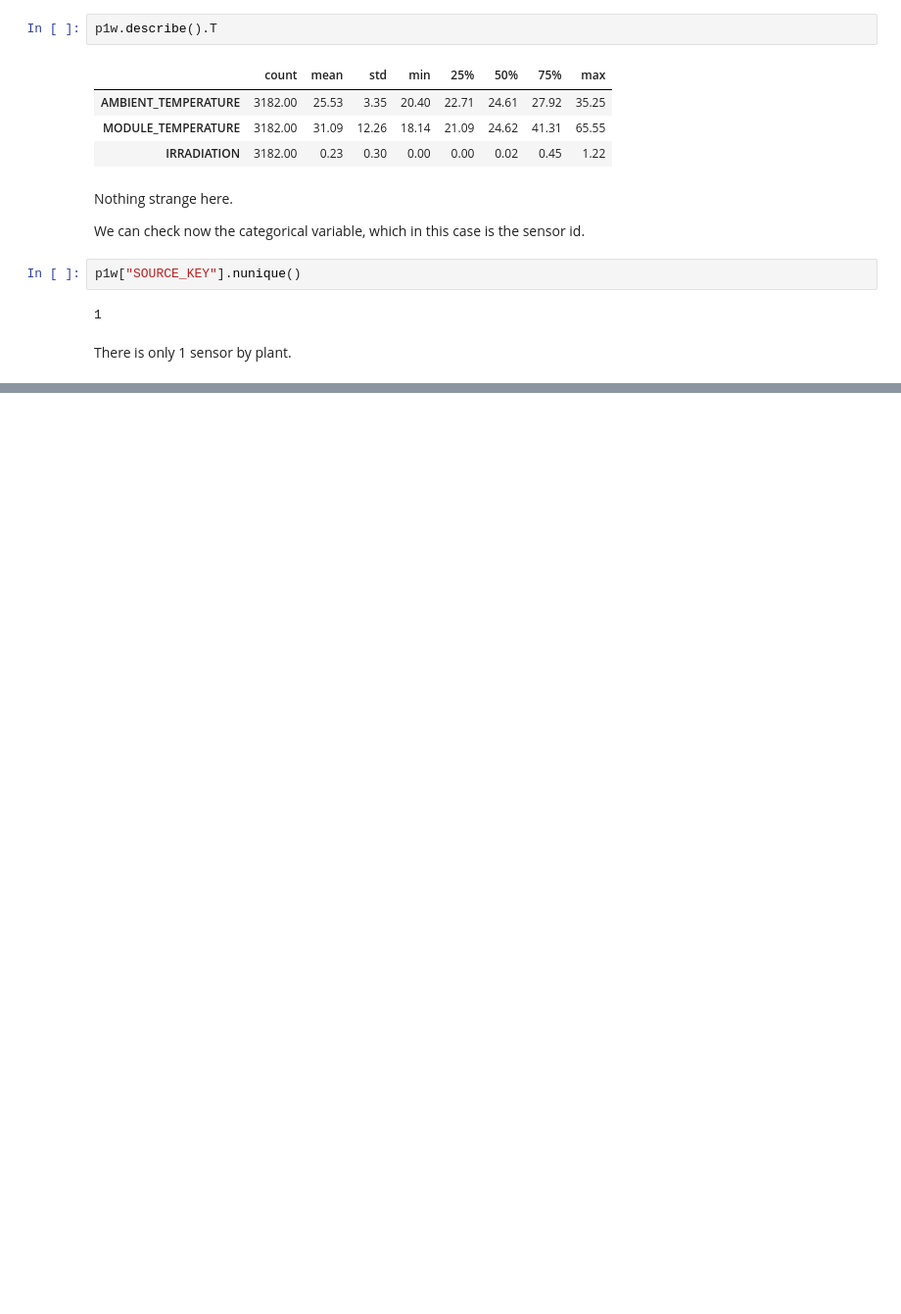
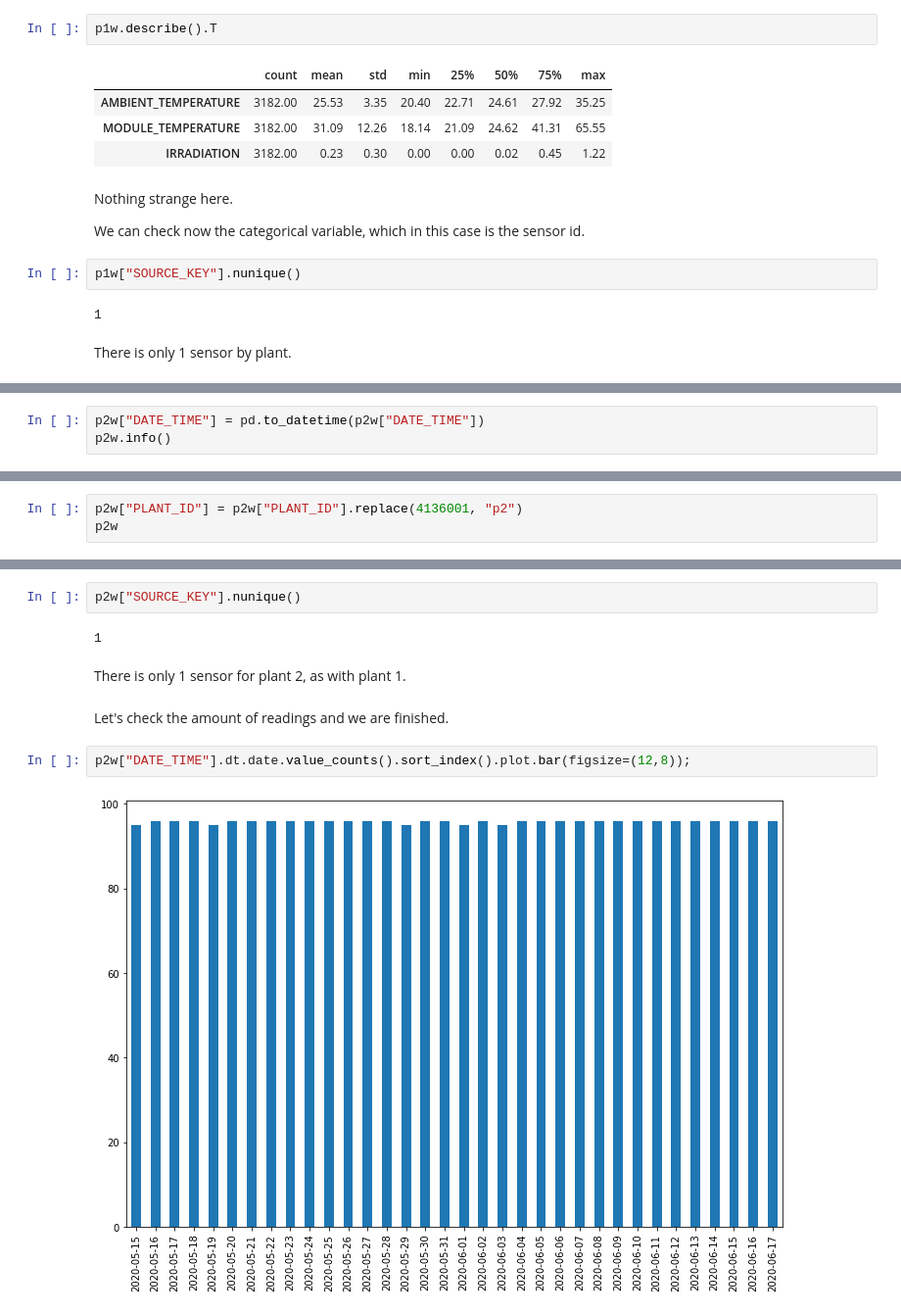
Before and after one commit to luis-cj/data-science-solar-power-plant, a Jupyter notebook: solar_power_plant_part_1.ipynb, the cells around one changed output, grey strips where cells are left out. Shown at 98% size. Drawn from its saved outputs; the diff is of its cells as text; blank space fills up the shorter version.

```diff
--- a/solar_power_plant_part_1.ipynb
+++ b/solar_power_plant_part_1.ipynb
@@ -384,0 +556,3 @@ There is only 1 sensor by plant.
+# %%
+p2w["DATE_TIME"] = pd.to_datetime(p2w["DATE_TIME"])
+p2w.info()
@@ -384,0 +582,3 @@ There is only 1 sensor by plant.
+# %%
+p2w["PLANT_ID"] = p2w["PLANT_ID"].replace(4136001, "p2")
+p2w
@@ -384,0 +606,12 @@ There is only 1 sensor by plant.
+# %%
+p2w["SOURCE_KEY"].nunique()
+# %% [output]
+1
+# %% [markdown]
+There is only 1 sensor for plant 2, as with plant 1.
+# %% [markdown]
+Let's check the amount of readings and we are finished.
+# %%
+p2w["DATE_TIME"].dt.date.value_counts().sort_index().plot.bar(figsize=(12,8));
+# %% [output]
+[figure, added]
```
Also changed, not shown: parts of 44 cells of this notebook.
